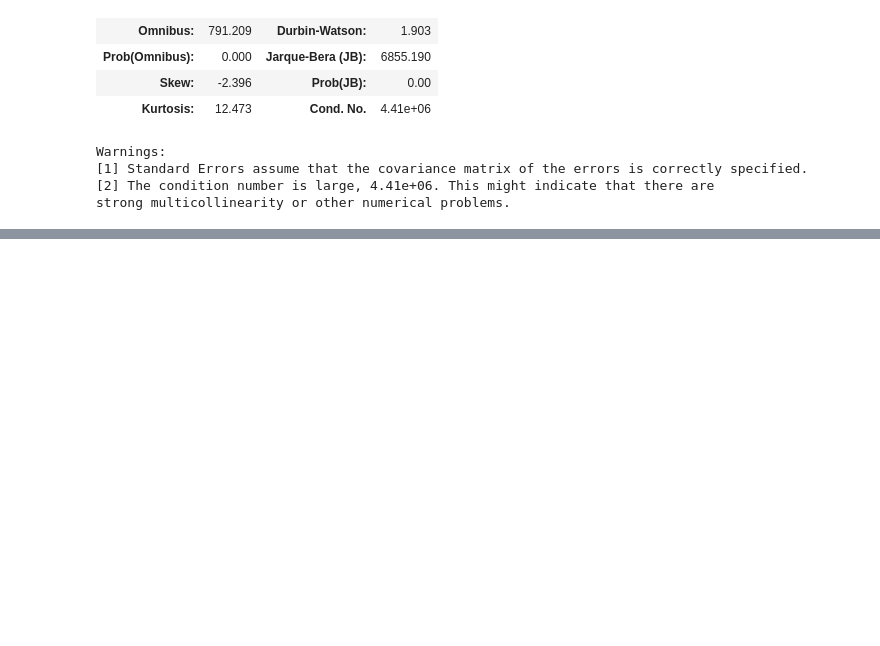
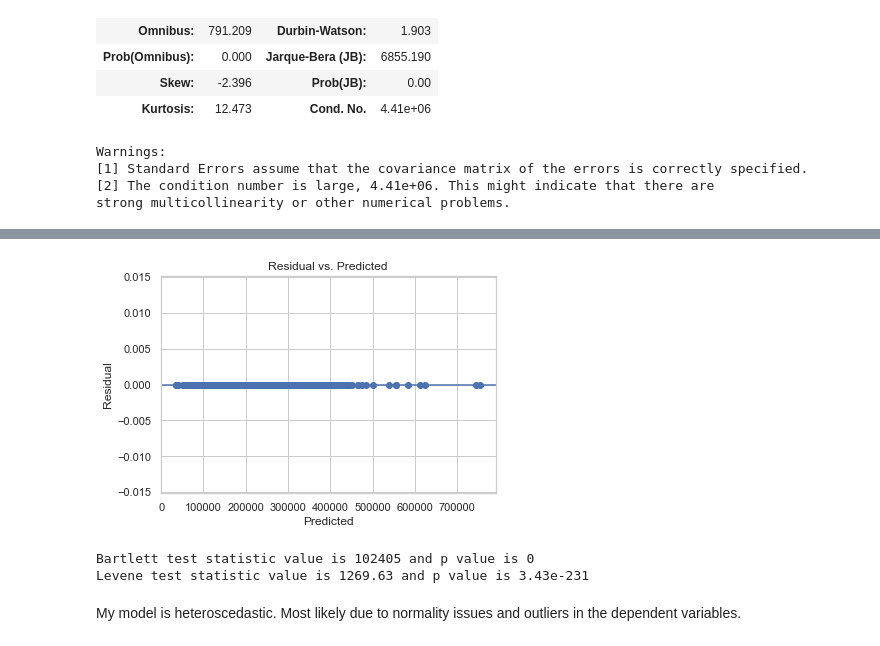
Before and after one commit to laffertyrichard/linear_regression_ols, a Jupyter notebook: linear_regression_ols.ipynb, the cells around one changed output, grey strips where cells are left out. Drawn from its saved outputs; the diff is of its cells as text; code cells hidden in the pictures; blank space fills up the shorter version.

```diff
--- a/linear_regression_ols.ipynb
+++ b/linear_regression_ols.ipynb
@@ -323,3 +323,12 @@ Warnings:
 [1] Standard Errors assume that the covariance matrix of the errors is correctly specified.
 [2] The condition number is large, 4.41e+06. This might indicate that there are
 strong multicollinearity or other numerical problems.
+# %%
+lrm.fit(X,Y)
+predictions = lrm.predict(X)
+# we print the estimated coefficients
+print('\nCoefficients: \n', lrm.coef_)
+print('\nIntercept: \n', lrm.intercept_)
+
+errors = Y - predictions
+print("Mean of the errors in the medical costs model is: {}".format(np.mean(errors)))
@@ -325,0 +343,23 @@ strong multicollinearity or other numerical problems.
+# %%
+plt.scatter(predictions, errors)
+plt.xlabel('Predicted')
+plt.ylabel('Residual')
+plt.axhline(y=0)
+plt.title('Residual vs. Predicted')
+plt.show()
+# %% [output]
+[figure, added]
+# %%
+from scipy.stats import bartlett
+from scipy.stats import levene
+
+bart_stats = bartlett(predictions, errors)
+lev_stats = levene(predictions, errors)
+
+print("Bartlett test statistic value is {0:3g} and p value is {1:.3g}".format(bart_stats[0], bart_stats[1]))
+print("Levene test statistic value is {0:3g} and p value is {1:.3g}".format(lev_stats[0], lev_stats[1]))
+# %% [output]
+Bartlett test statistic value is 102405 and p value is 0
+Levene test statistic value is 1269.63 and p value is 3.43e-231
+# %% [markdown]
+My model is heteroscedastic. Most likely due to normality issues and outliers in the dependent variables.
```
Also changed, not shown: parts of 1 cell of this notebook.
